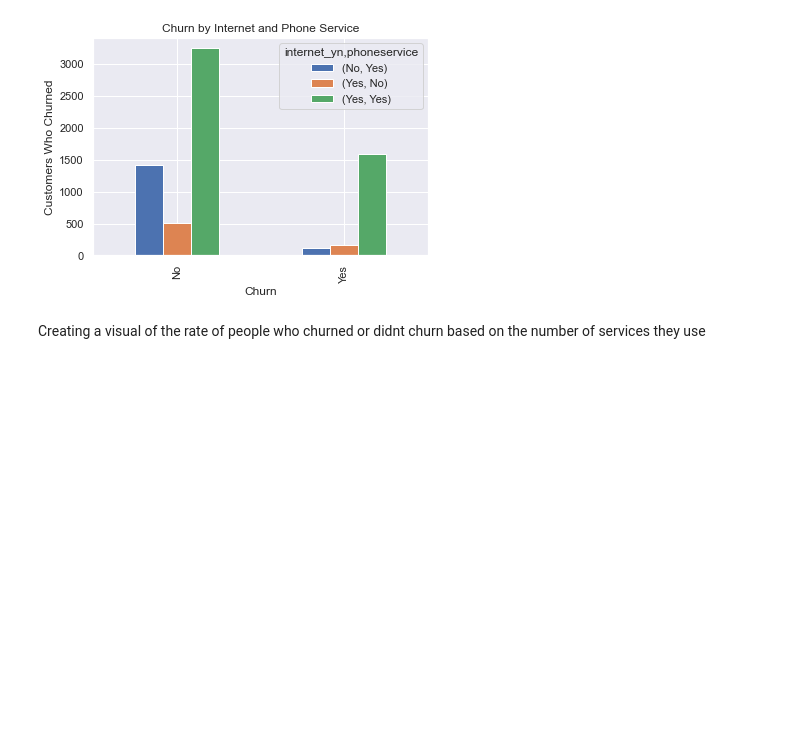
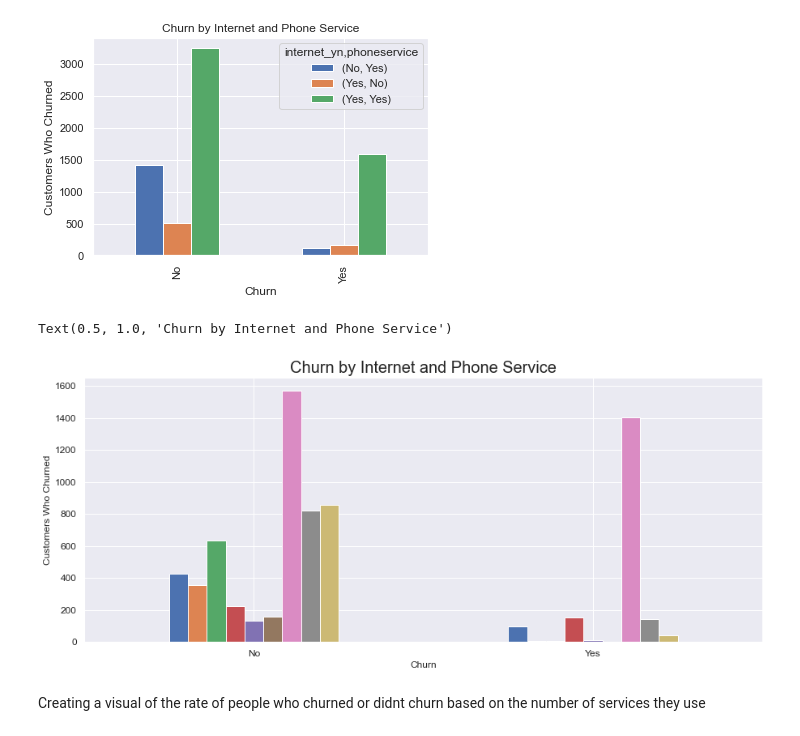
Before and after one commit to GriffinRiner/bsc-phase-three-project, a Jupyter notebook: notebooks/exploratory/Griffin/Warren_copy.ipynb, the cells around one changed output. Drawn from its saved outputs; the diff is of its cells as text; code cells hidden in the pictures; blank space fills up the shorter version.

```diff
--- a/notebooks/exploratory/Griffin/Warren_copy.ipynb
+++ b/notebooks/exploratory/Griffin/Warren_copy.ipynb
@@ -330,6 +332,13 @@ pd.DataFrame(df.groupby(['internet_yn', 'phoneservice', 'churn']).size()).reset_
 # %% [output]
 <AxesSubplot:title={'center':'Churn by Internet and Phone Service'}, xlabel='Churn', ylabel='Customers Who Churned'>
 [figure]
+# %%
+pd.DataFrame(df.groupby(['internet_yn', 'phoneservice', 'contract', 'churn']).size()).reset_index().pivot(index='churn', columns=['internet_yn', 'phoneservice', 'contract'],
+                                                                                     values=0).plot(kind='bar', title='Churn by Internet and Phone Service', ylabel='Customers Who Churned',
+                                                                                                    xlabel='Churn', legend=False, fontsize=12, figsize=(15,6), rot=0).set_title('Churn by Internet and Phone Service', fontsize=20)
+# %% [output]
+Text(0.5, 1.0, 'Churn by Internet and Phone Service')
+[figure, added]
 # %% [markdown]
 Creating a visual of the rate of people who churned or didnt churn based on the number of services they use
 # %%
```
Also changed, not shown: parts of 3 cells of this notebook.
